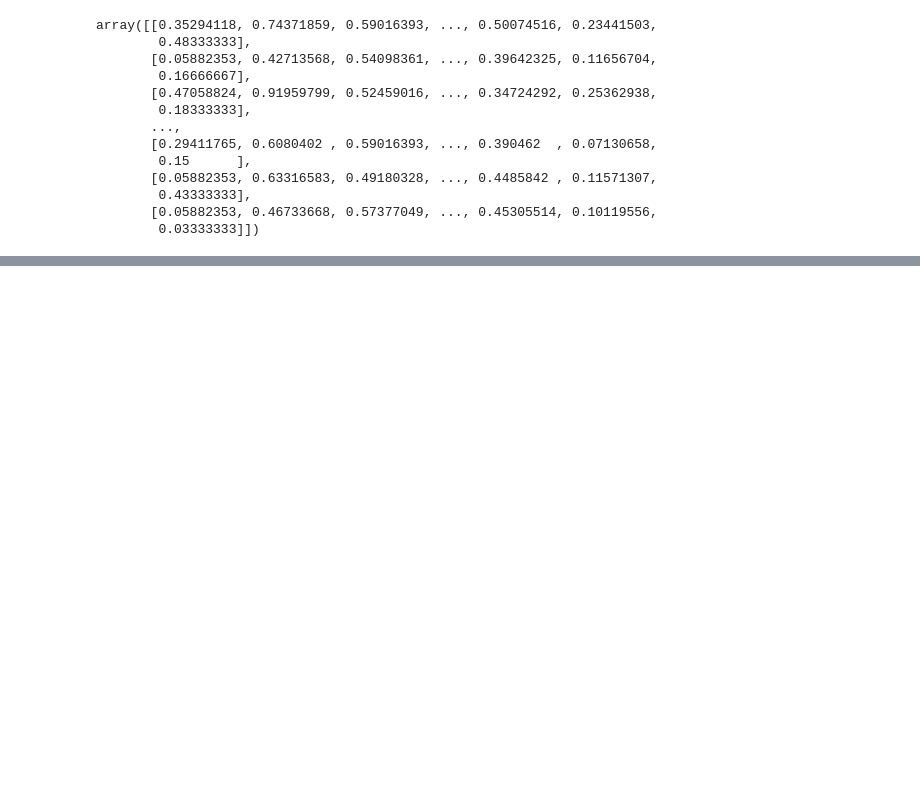
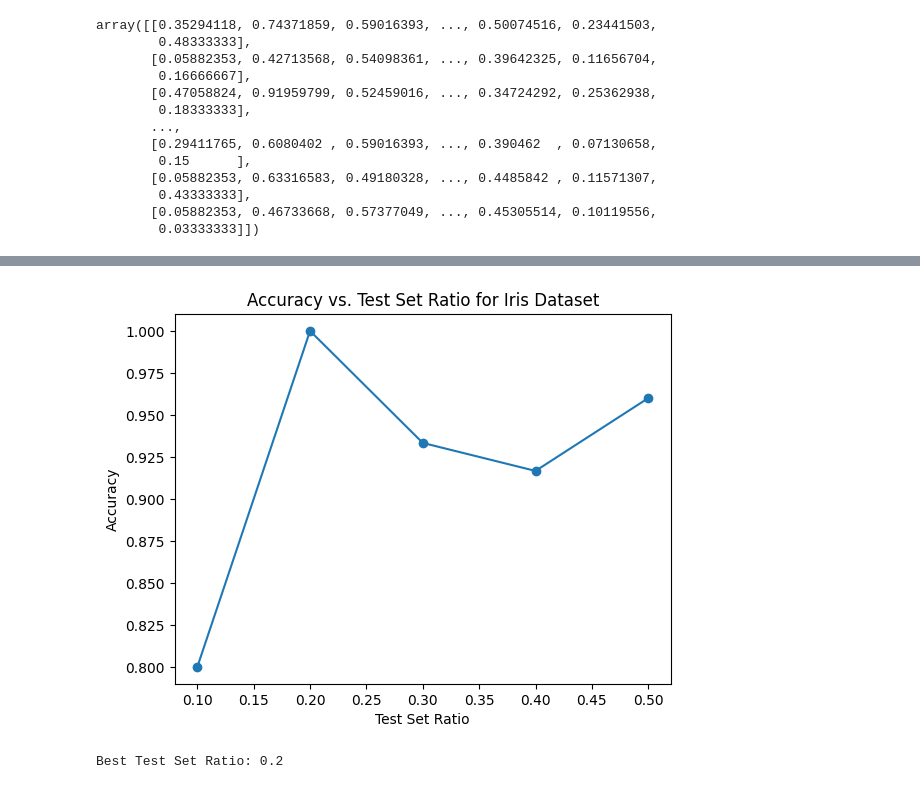
Before and after one commit to khshohelrana/Python, a Jupyter notebook: KNN_Classification_using_Scikit_learn_manual.ipynb, the cells around one changed output, grey strips where cells are left out. Saved outputs shown, nothing was run; the diff lists cells and outputs as text; code cells hidden in the pictures; blank space fills up the shorter version.

```diff
--- a/KNN_Classification_using_Scikit_learn_manual.ipynb
+++ b/KNN_Classification_using_Scikit_learn_manual.ipynb
@@ -215,0 +264,56 @@ Text(0, 0.5, 'Accuracy')
+# %%
+from sklearn.datasets import load_iris
+from sklearn.preprocessing import MinMaxScaler
+from sklearn.model_selection import train_test_split
+from sklearn.neighbors import KNeighborsClassifier
+from sklearn import metrics
+import matplotlib.pyplot as plt
+
+# Load the Iris dataset
+iris = load_iris()
+
+# Separate features and target variable
+x = iris.data
+y = iris.target
+
+# Scale the features
+scaler = MinMaxScaler()
+x_scaled = scaler.fit_transform(x)
+
+# Define a range of test sizes
+test_sizes = [0.1, 0.2, 0.3, 0.4, 0.5]
+
+# Initialize lists to store accuracy scores
+accuracy_scores = []
+
+# Loop over different test sizes
+for test_size in test_sizes:
+    # Split data into training and testing sets
+    x_train, x_test, y_train, y_test = train_test_split(x_scaled, y, test_size=test_size)
+
+    # Initialize KNN classifier
+    classifier = KNeighborsClassifier()
+
+    # Train the classifier
+    classifier.fit(x_train, y_train)
+
+    # Predict the labels for test set
+    y_pred = classifier.predict(x_test)
+
+    # Compute accuracy and store it
+    accuracy = metrics.accuracy_score(y_test, y_pred)
+    accuracy_scores.append(accuracy)
+
+# Plotting the accuracy scores
+plt.plot(test_sizes, accuracy_scores, marker='o')
+plt.xlabel("Test Set Ratio")
+plt.ylabel("Accuracy")
+plt.title("Accuracy vs. Test Set Ratio for Iris Dataset")
+plt.show()
+
+# Find the best test set ratio
+best_test_size = test_sizes[accuracy_scores.index(max(accuracy_scores))]
+print("Best Test Set Ratio:", best_test_size)
+# %% [output]
+[figure, added]
+Best Test Set Ratio: 0.2
```
Also changed, not shown: parts of 7 cells of this notebook.
